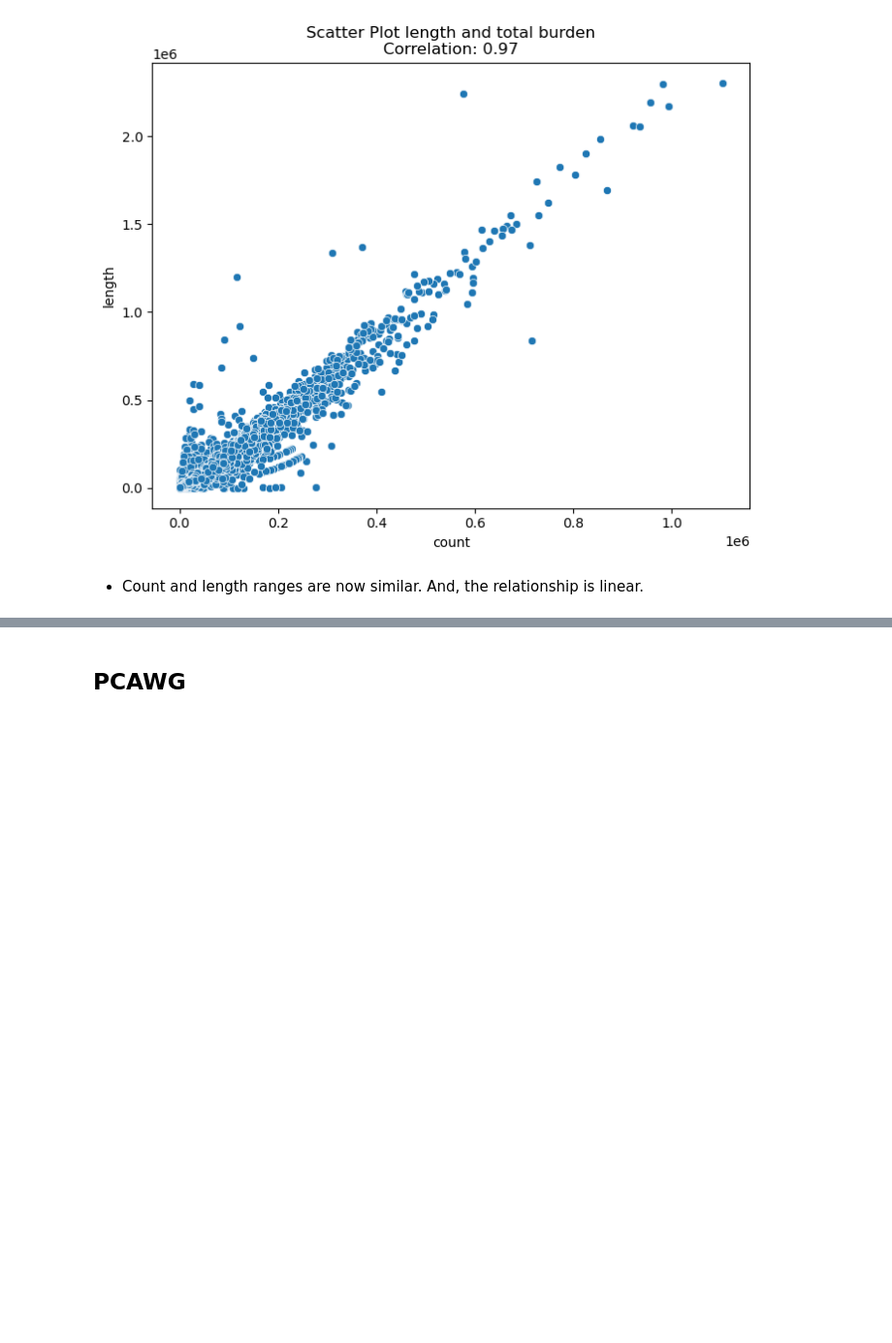
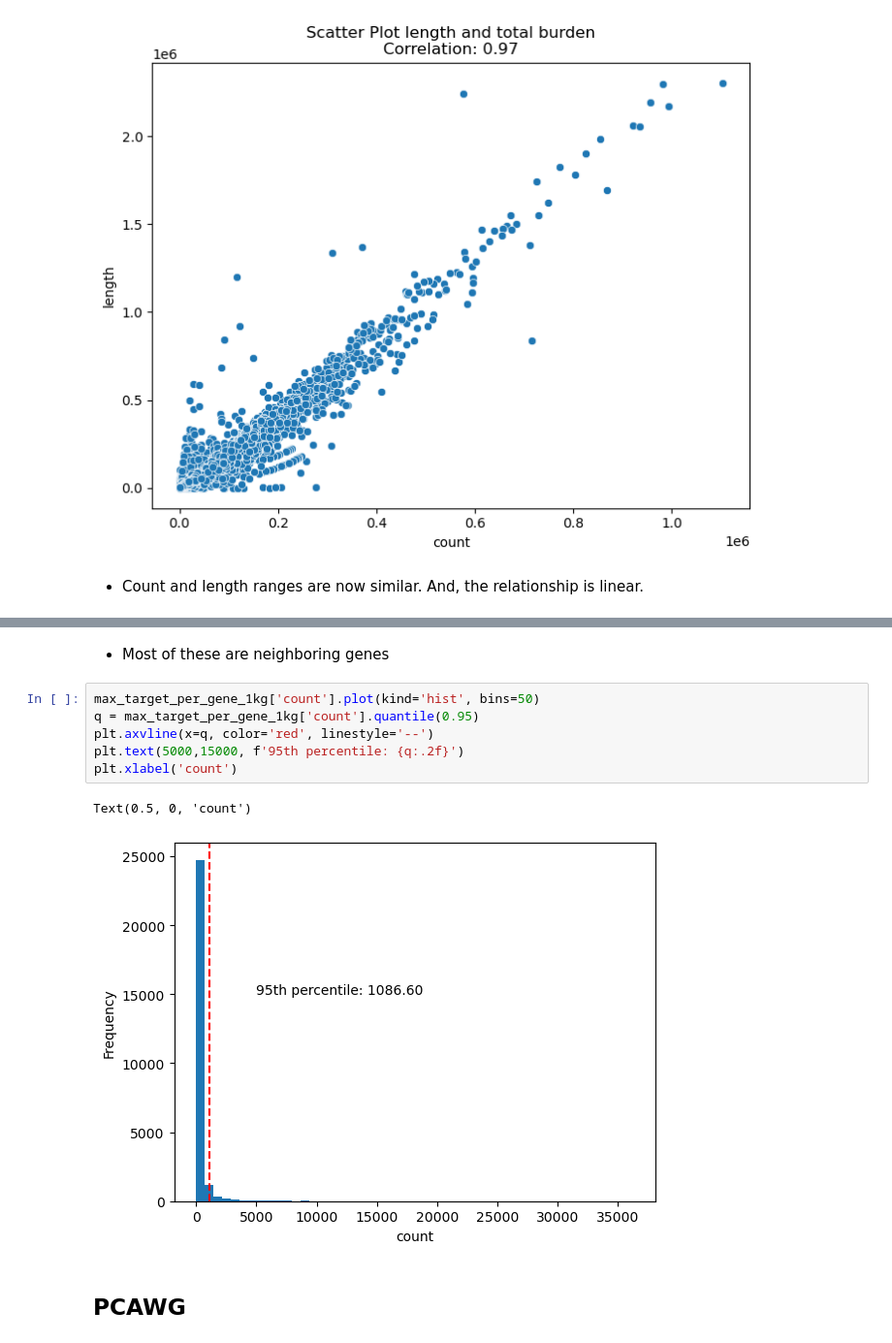
Before and after one commit to jakekrol/genefusion, a Jupyter notebook: scripts/python/prostate_analysis.ipynb, the cells around one changed output, grey strips where cells are left out. Shown: that part at 97% size. Cells and saved outputs as stored; diff of their text form; blank space fills up the shorter version.

```diff
--- a/scripts/python/prostate_analysis.ipynb
+++ b/scripts/python/prostate_analysis.ipynb
@@ -1101,3 +1151,14 @@ np.int64(6886)
+# %% [markdown]
+- Most of these are neighboring genes
+# %%
+max_target_per_gene_1kg['count'].plot(kind='hist', bins=50)
+q = max_target_per_gene_1kg['count'].quantile(0.95)
+plt.axvline(x=q, color='red', linestyle='--')
+plt.text(5000,15000, f'95th percentile: {q:.2f}')
+plt.xlabel('count')
+# %% [output]
+Text(0.5, 0, 'count')
+[figure, added]
 # %% [markdown]
 ## PCAWG
 # %%
```
Also changed, not shown: parts of 72 cells of this notebook.
